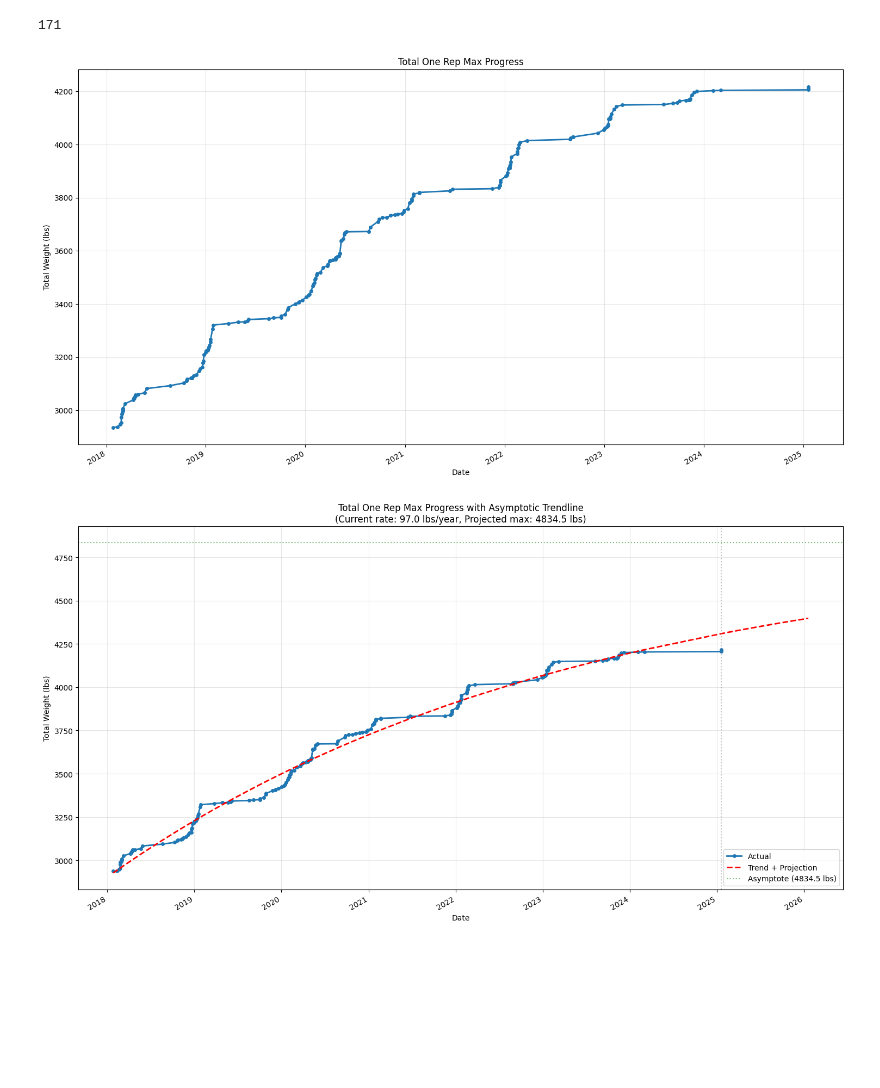
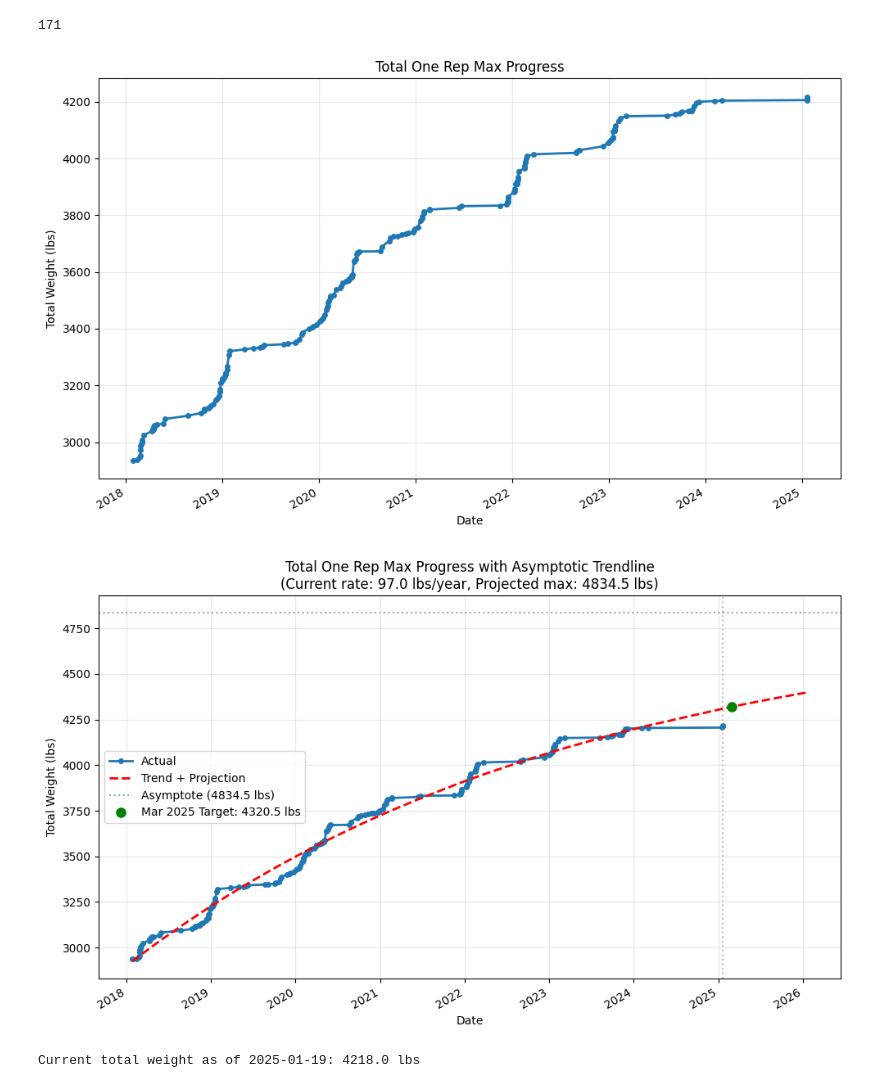
Before and after one commit to WeightliftingApp/WeightliftingApp-AnalyzeData, a Jupyter notebook: src/analyze_pr_szn.ipynb, the cells around one changed output. Saved outputs shown, nothing was run; the diff lists cells and outputs as text; code cells hidden in the pictures; blank space fills up the shorter version.

Commit message:
Calculated 2025 target

```diff
--- a/src/analyze_pr_szn.ipynb
+++ b/src/analyze_pr_szn.ipynb
@@ -36,6 +37,9 @@ favorite_exercises = [
 exercise_counts = Counter()
 for exercise in all_exercises:
     key = exercise.displayName()
+    # Special case to combine deadlift iterations
+    if key == "Conventional Deadlifts" or key == "Sumo Deadlifts":
+        key = "Deadlifts"
     if key in favorite_exercises:
         exercise_counts[key] += 1
 
@@ -248,34 +253,34 @@ print(len(all_agg_one_rms))
 # %%
 # Extract dates and values from all_agg_one_rms
 dates = [x[0] for x in all_agg_one_rms]
 total_weights = [x[1] for x in all_agg_one_rms]
 
 # Create the plot
-plt.figure(figsize=(15, 8))
+plt.figure(figsize=(10, 6))
 plt.plot(dates, total_weights, marker='o', linestyle='-', linewidth=2, markersize=4)
 
 # Customize the plot
 plt.title("Total One Rep Max Progress")
 plt.xlabel("Date")
 plt.ylabel("Total Weight (lbs)")
 
 # Format x-axis to show dates nicely
 plt.gcf().autofmt_xdate()  # Angle and align the tick labels so they look better
 
 # Add grid
 plt.grid(True, alpha=0.3)
 
 # Use tight layout
 plt.tight_layout()
 
 # Show the plot
 plt.show()
 # %% [output]
-[figure, old version]
+[figure, new version]
 # %%
 import numpy as np
 from matplotlib.dates import date2num
-from datetime import timedelta
+from datetime import timedelta, datetime
 
 # Define asymptotic function (y = a - b*e^(-cx))
 def asymptotic_func(x, a, b, c):
@@ -312,8 +317,14 @@ def asymptotic_derivative(x, a, b, c):
 
 current_rate = asymptotic_derivative(normalized_dates[-1], *popt) * 365  # Convert to yearly rate
 
+# Calculate March 1st, 2025 target
+target_date = datetime(2025, 3, 1)
+target_date_num = date2num(target_date)
+normalized_target_date = target_date_num - min_date_num
+target_weight = asymptotic_func(normalized_target_date, *popt)
+
 # Create the plot
-plt.figure(figsize=(15, 8))
+plt.figure(figsize=(10, 6))
 
 # Plot actual data
 plt.plot(
@@ -335,6 +346,9 @@ plt.axvline(x=dates[-1], color='gray', linestyle=':', alpha=0.5)
 # Add horizontal line showing asymptote
 plt.axhline(y=popt[0], color='green', linestyle=':', alpha=0.5, label=f'Asymptote ({popt[0]:.1f} lbs)')
 
+# Add target point
+plt.plot(target_date, target_weight, 'go', markersize=8, label=f'Mar 2025 Target: {target_weight:.1f} lbs')
+
 plt.title(
     f"Total One Rep Max Progress with Asymptotic Trendline\n"
     f"(Current rate: {current_rate:.1f} lbs/year, Projected max: {popt[0]:.1f} lbs)"
@@ -355,5 +369,10 @@ plt.tight_layout()
 
 # Show the plot
 plt.show()
+
+print(
+    f"Current total weight as of {dates[-1].strftime('%Y-%m-%d')}: {total_weights[-1]:.1f} lbs"
+)
 # %% [output]
-[figure, old version]
+[figure, new version]
+Current total weight as of 2025-01-19: 4218.0 lbs
```
Also changed, not shown: parts of 4 cells of this notebook, 4 other files.
